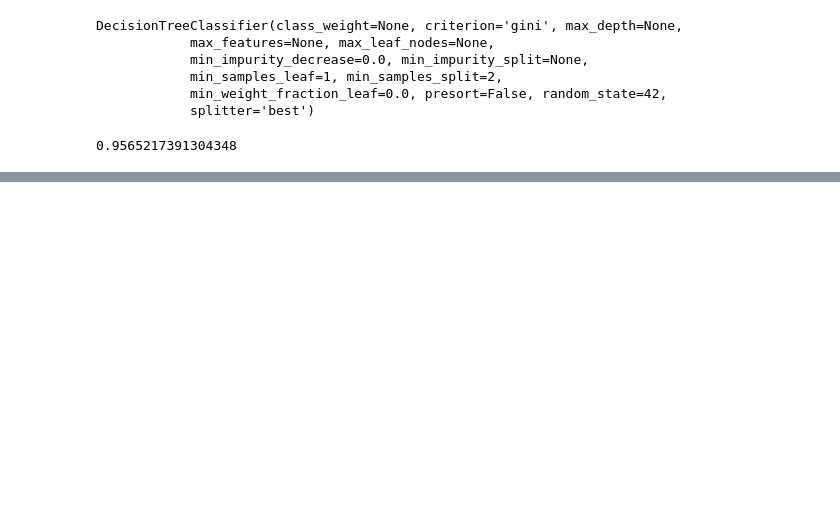
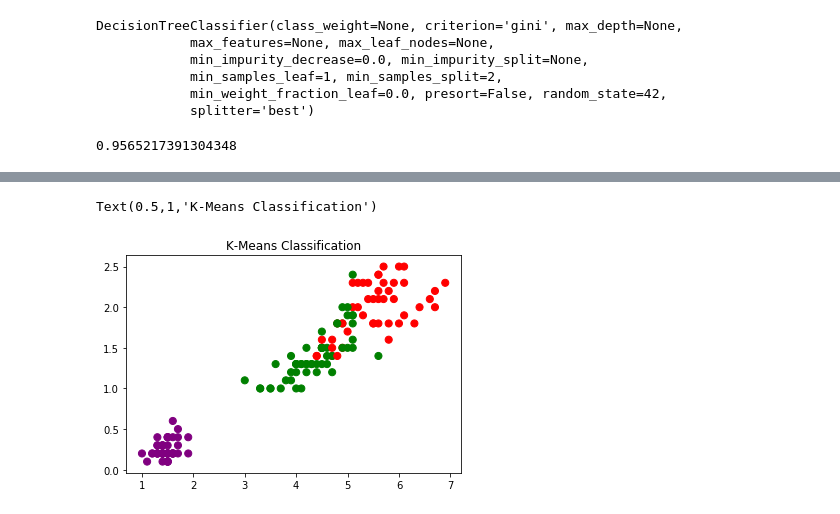
Before and after one commit to tanbirsohail/exploring-popular-datasets, a Jupyter notebook: Iris Dataset.ipynb, the cells around one changed output, grey strips where cells are left out. Drawn from its saved outputs; the diff is of its cells as text; code cells hidden in the pictures; blank space fills up the shorter version.

Commit message:
Added K-means clustering analysis

```diff
--- a/Iris Dataset.ipynb
+++ b/Iris Dataset.ipynb
@@ -61,0 +74,5 @@ graph
+# %%
+X = scale(iris.data)
+y = pd.DataFrame(iris.target)
+variables = iris.feature_names
+variables
@@ -61,0 +86,4 @@ graph
+# %%
+K_means_cluster = KMeans(n_clusters=3, random_state=42)
+
+K_means_cluster.fit(X)
@@ -61,0 +118,6 @@ graph
+# %%
+plt.scatter(x=iris_df.Petal_Length,y=iris_df.Petal_Width, c=color_theme[K_means_cluster.labels_], s=50)
+plt.title('K-Means Classification')
+# %% [output]
+Text(0.5,1,'K-Means Classification')
+[figure, added]
```
Also changed, not shown: parts of 10 cells of this notebook.
